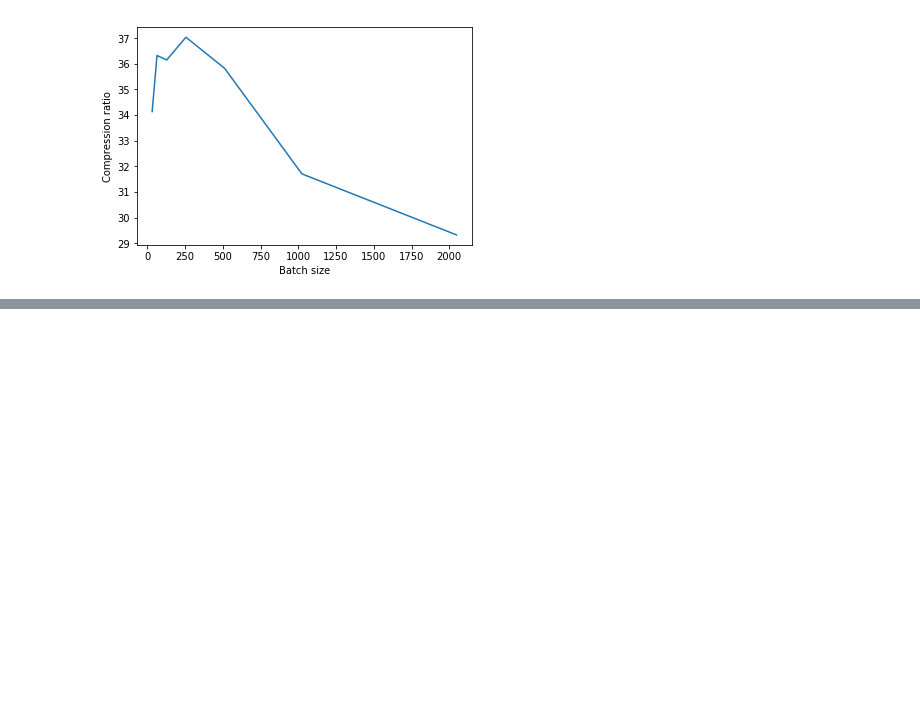
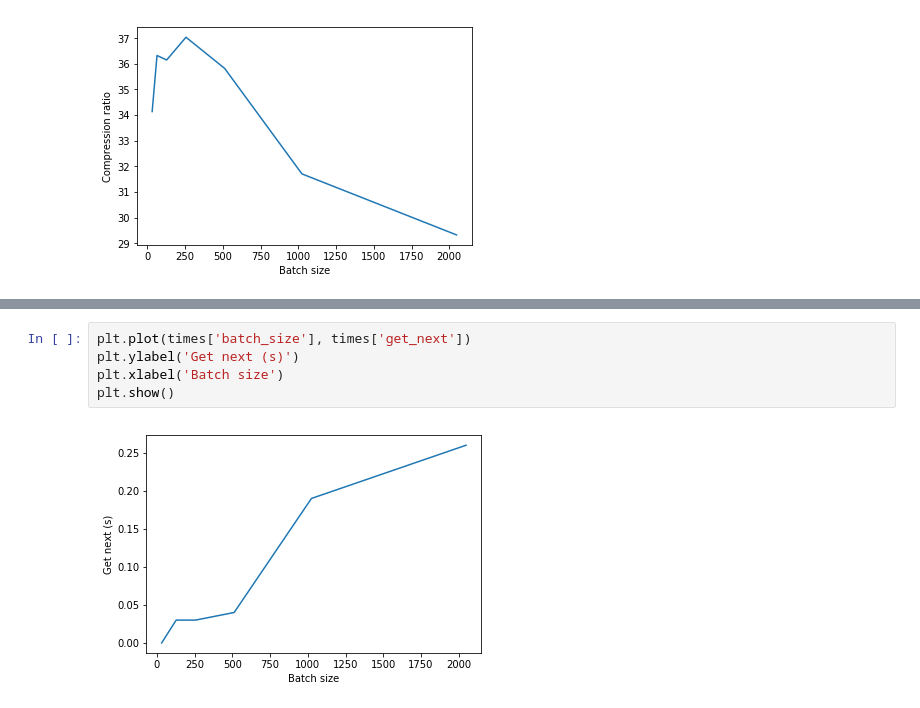
Before and after one commit to dansimancas/kipoi-cadd, a Jupyter notebook: plots/thesis/01_Data_preprocessing.ipynb, the cells around one changed output, grey strips where cells are left out. Saved outputs shown, nothing was run; the diff lists cells and outputs as text; blank space fills up the shorter version.

```diff
--- a/plots/thesis/01_Data_preprocessing.ipynb
+++ b/plots/thesis/01_Data_preprocessing.ipynb
@@ -34,0 +65,7 @@ plt.show()
+# %%
+plt.plot(times['batch_size'], times['get_next'])
+plt.ylabel('Get next (s)')
+plt.xlabel('Batch size')
+plt.show()
+# %% [output]
+[figure, added]
```
Also changed, not shown: parts of 7 cells of this notebook, 5 other files.
